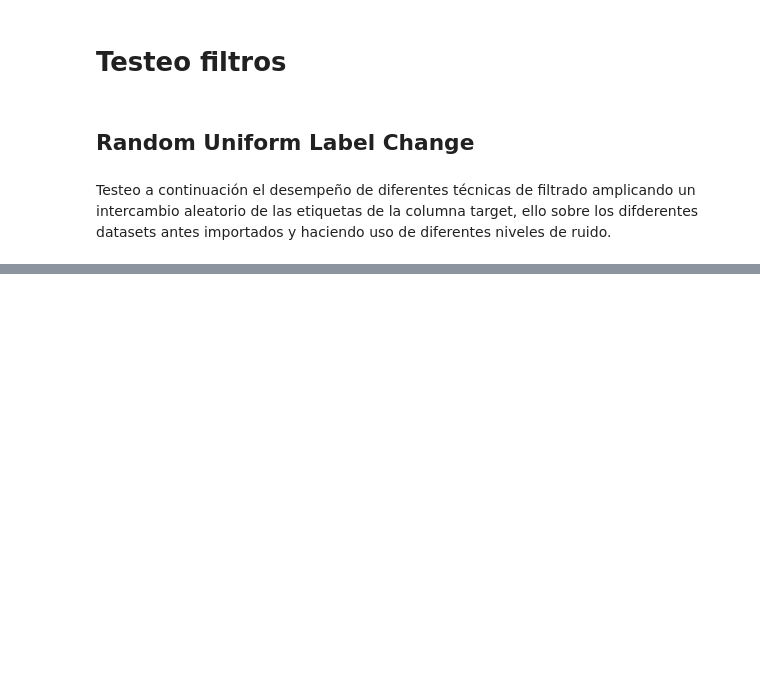
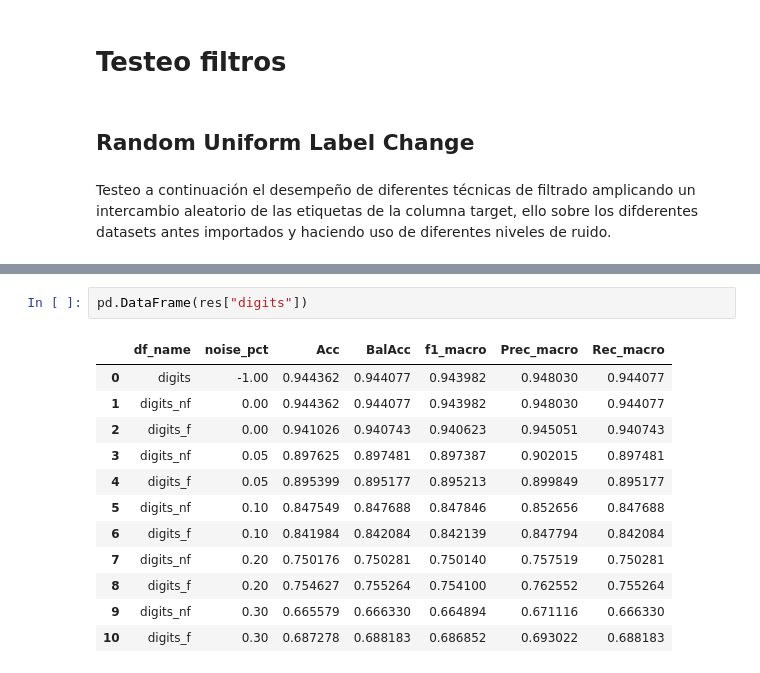
Before and after one commit to Juamp667/noislearn, a Jupyter notebook: testing.ipynb, the cells around one changed output, grey strips where cells are left out. Drawn from its saved outputs; the diff is of its cells as text; blank space fills up the shorter version.

```diff
--- a/testing.ipynb
+++ b/testing.ipynb
@@ -113,0 +148,15 @@ KeyboardInterrupt:
+# %%
+pd.DataFrame(res["digits"])
+# %% [output]
+|  | df_name | noise_pct | Acc | BalAcc | f1_macro | Prec_macro | Rec_macro |
+| 0 | digits | -1.00 | 0.944362 | 0.944077 | 0.943982 | 0.948030 | 0.944077 |
+| 1 | digits_nf | 0.00 | 0.944362 | 0.944077 | 0.943982 | 0.948030 | 0.944077 |
+| 2 | digits_f | 0.00 | 0.941026 | 0.940743 | 0.940623 | 0.945051 | 0.940743 |
+| 3 | digits_nf | 0.05 | 0.897625 | 0.897481 | 0.897387 | 0.902015 | 0.897481 |
+| 4 | digits_f | 0.05 | 0.895399 | 0.895177 | 0.895213 | 0.899849 | 0.895177 |
+| 5 | digits_nf | 0.10 | 0.847549 | 0.847688 | 0.847846 | 0.852656 | 0.847688 |
+| 6 | digits_f | 0.10 | 0.841984 | 0.842084 | 0.842139 | 0.847794 | 0.842084 |
+| 7 | digits_nf | 0.20 | 0.750176 | 0.750281 | 0.750140 | 0.757519 | 0.750281 |
+| 8 | digits_f | 0.20 | 0.754627 | 0.755264 | 0.754100 | 0.762552 | 0.755264 |
+| 9 | digits_nf | 0.30 | 0.665579 | 0.666330 | 0.664894 | 0.671116 | 0.666330 |
+| 10 | digits_f | 0.30 | 0.687278 | 0.688183 | 0.686852 | 0.693022 | 0.688183 |
```
Also changed, not shown: parts of 17 cells of this notebook, 2 other files.
